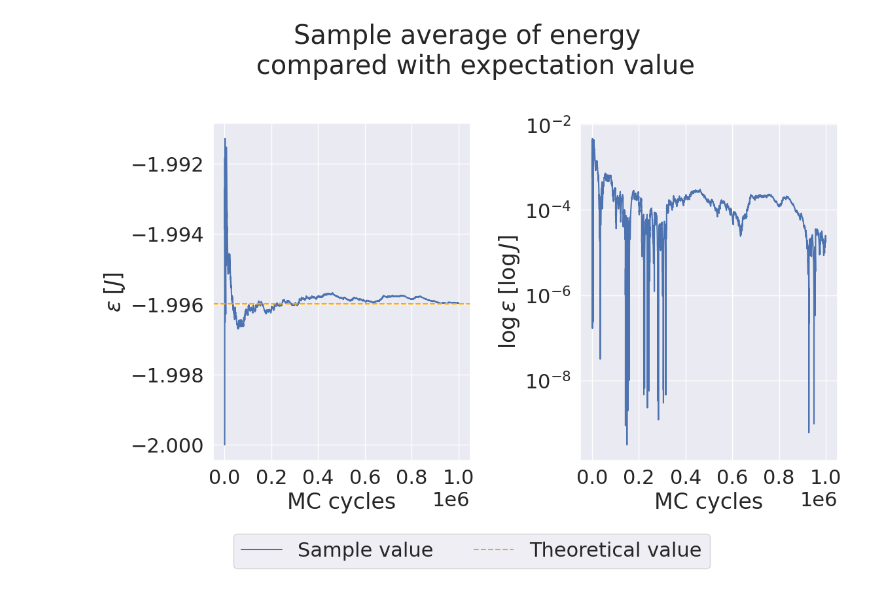
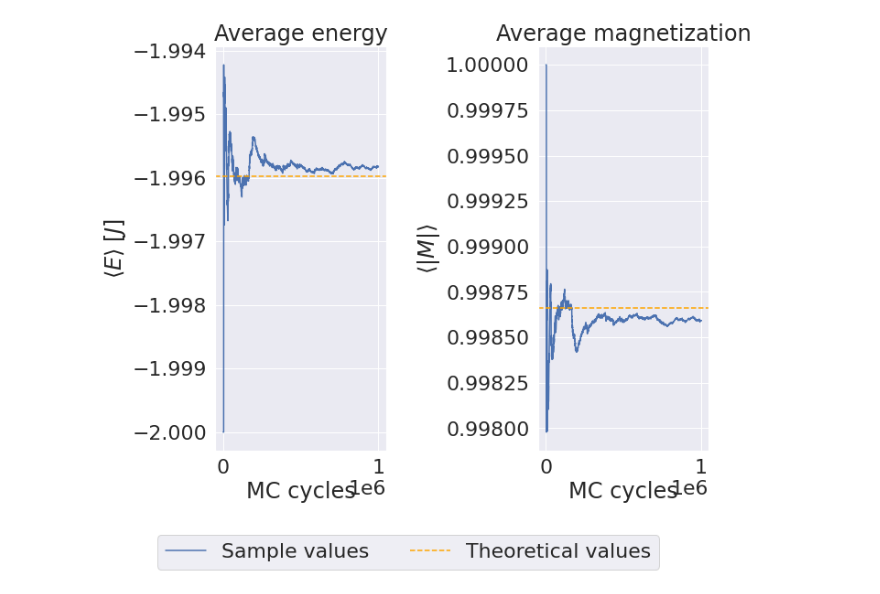
Before and after one commit to augude/fys3150, a Jupyter notebook: Project4/plotting/problem4.ipynb, the cells around one changed output. Drawn from its saved outputs; the diff is of its cells as text; code cells hidden in the pictures.

Commit message:
Added plots with legends

```diff
--- a/Project4/plotting/problem4.ipynb
+++ b/Project4/plotting/problem4.ipynb
@@ -8,61 +9,94 @@ sns.set_theme(font_scale = 2)
 # %%
 validation2x2 = binToDf('../output/validation2x2.bin')
 T = np.mean(validation2x2.temperature)
 L = validation2x2.gridsize[0]
 beta = 1/T
 Z = 12 + + 4*np.cosh(8*beta)
 avgEng = -8*np.sinh(8*beta)/Z
 engMom2 = 32*np.cosh(8*beta)/Z
 avgM = (4 + 2*np.exp(8*beta))/Z
 mMom2 = (8 + 8*np.exp(8*beta))/Z
 cV = 64/(T**2)*(1/Z*np.cosh(8*beta) - 4/Z**2*np.sinh(8*beta)**2)
 chi = 8*beta*((1 + np.exp(8*beta))/Z - 2*(2 + np.exp(8*beta))**2/Z**2 )
 
 
 cycles = np.arange(0, len(validation2x2))
+fig, axs = plt.subplots(1, 2, figsize = (10, 8))
+axs[0].plot(cycles, validation2x2.energy1mom/(L**2), label = 'Sample values')
+axs[0].axhline(avgEng, linestyle = '--', label = 'Theoretical values', color = 'orange')
+axs[0].set_xlabel('MC cycles')
+axs[0].set_ylabel(r'$\langle E \rangle\; [J]$')
+axs[0].set_title('Average energy')
 
-fig, axs = plt.subplots(1, 2, figsize = (12, 8))
-axs[0].plot(cycles, validation2x2.energy1mom/(L**2), label = 'Sample value')
-axs[0].axhline(avgEng, linestyle = '--', label = 'Theoretical value', color = 'orange')
-axs[0].set_xlabel('MC cycles')
-axs[0].set_ylabel(r'$\epsilon\; [J]$')
-
-axs[1].semilogy(cycles, abs(validation2x2.energy1mom/(L**2) - avgEng))
+axs[1].plot(cycles, validation2x2.magnetization1mom/(L**2))
+axs[1].axhline(avgM, linestyle = '--', color = 'orange')
 axs[1].set_xlabel('MC cycles')
-axs[1].set_ylabel(r'$\log \epsilon \; [\logJ]$')
-
-fig.suptitle('Sample average of energy \n compared with expectation value')
-axs[0].set_xticks(np.arange(0, 1.2e6, 0.2e6))
-axs[1].set_xticks(np.arange(0, 1.2e6, 0.2e6))
+axs[1].set_ylabel(r'$\langle |M| \rangle$')
+axs[1].set_title('Average magnetization')
+lgd = fig.legend(loc = 'lower center', ncol = 2, fancybox = True,
+        bbox_to_anchor = (0.5, -0.1))
 axs[0].ticklabel_format(style = 'sci', axis = 'x', scilimits = (0,0))
 axs[1].ticklabel_format(style = 'sci', axis = 'x', scilimits = (0,0))
 
 fig.tight_layout()
+plt.show()
+#fig.savefig('../figures/avgengmag.pdf')
+
+fig, axs = plt.subplots(1, 2, figsize = (10, 8))
+axs[0].plot(cycles, validation2x2.heatCapacity)
+axs[0].axhline(cV, linestyle = '--', color = 'orange')
+axs[0].set_xlabel('MC cycles')
+axs[0].set_ylabel(r'$C_V\; [k]$')
+axs[0].set_ylim([0, 0.3])
+axs[0].set_title('Specific heat capacity')
+
+axs[1].plot(cycles, validation2x2.susceptibility, label = 'Sample values')
+axs[1].axhline(chi, linestyle = '--', color = 'orange', label = 'Theoretical values')
+axs[1].set_xlabel('MC cycles')
+axs[1].set_ylabel(r'$\chi\; [k/J]$')
+axs[1].set_title('Magnetic susceptibility')
+axs[1].set_ylim([0, 0.05])
 lgd = fig.legend(loc = 'lower center', ncol = 2, fancybox = True,
-            bbox_to_anchor = (0.5, -0.08))
-plt.show()
-fig.savefig('figures/avgeng.pdf', bbox_inches = 'tight')
-
-fig, axs = plt.subplots(1, 2, figsize = (12, 8))
-axs[0].plot(cycles, validation2x2.mag1mom/(L**2), label = 'Sample value')
-axs[0].axhline(avgM, linestyle = '--', label = 'Theoretical value', color = 'orange')
-axs[0].set_xlabel('MC cycles')
-axs[0].set_ylabel(r'$|m|$')
-
-axs[1].semilogy(cycles, abs(validation2x2.mag1mom/(L**2) - avgM))
-axs[1].set_xlabel('MC cycles')
-axs[1].set_ylabel(r'$\log |m|$')
-
-fig.suptitle('Sample average of magnetization \n compared with expectation value')
-axs[0].set_xticks(np.arange(0, 1.2e6, 0.2e6))
-axs[1].set_xticks(np.arange(0, 1.2e6, 0.2e6))
+        bbox_to_anchor = (0.5, -0.1))
 axs[0].ticklabel_format(style = 'sci', axis = 'x', scilimits = (0,0))
 axs[1].ticklabel_format(style = 'sci', axis = 'x', scilimits = (0,0))
-lgd = fig.legend(loc = 'lower center', ncol = 2, fancybox = True,
-            bbox_to_anchor = (0.5, -0.08))
 
 fig.tight_layout()
 plt.show()
-fig.savefig('figures/avgmag.pdf', bbox_inches = 'tight')
+#fig.savefig('../figures/heatmagsusc.pdf')
+
+fig, axs = plt.subplots(1, 2, figsize = (10, 8))
+axs[0].semilogy(cycles, abs(validation2x2.energy1mom/(L**2) - avgEng))
+axs[0].set_xlabel('MC cycles')
+axs[0].set_ylabel(r'$\langle E \rangle\; [J]$')
+axs[0].set_title('Average energy')
+
+axs[1].semilogy(cycles, abs(validation2x2.magnetization1mom/(L**2) - avgM))
+axs[1].set_xlabel('MC cycles')
+axs[1].set_ylabel(r'$\langle |M| \rangle$')
+axs[1].set_title('Average magnetization')
+
+axs[0].ticklabel_format(style = 'sci', axis = 'x', scilimits = (0,0))
+axs[1].ticklabel_format(style = 'sci', axis = 'x', scilimits = (0,0))
+
+fig.tight_layout()
+plt.show()
+
+fig, axs = plt.subplots(1, 2, figsize = (10, 8))
+axs[0].semilogy(cycles, abs(validation2x2.heatCapacity/(L**2) - cV))
+axs[0].set_xlabel('MC cycles')
+axs[0].set_ylabel(r'$C_V\; [k]$')
+axs[0].set_title('Specific heat capacity')
+
+axs[1].semilogy(cycles, abs(validation2x2.susceptibility/(L**2) - chi))
+axs[1].set_xlabel('MC cycles')
+axs[1].set_ylabel(r'$\chi\; [k/J]$')
+axs[1].set_title('Magnetic susceptibility')
+
+axs[0].ticklabel_format(style = 'sci', axis = 'x', scilimits = (0,0))
+axs[1].ticklabel_format(style = 'sci', axis = 'x', scilimits = (0,0))
+
+fig.tight_layout()
+plt.show()
 # %% [output]
-[figure, old version]
+[figure, new version]
```
Also changed, not shown: parts of 3 cells of this notebook, 11 other files.
